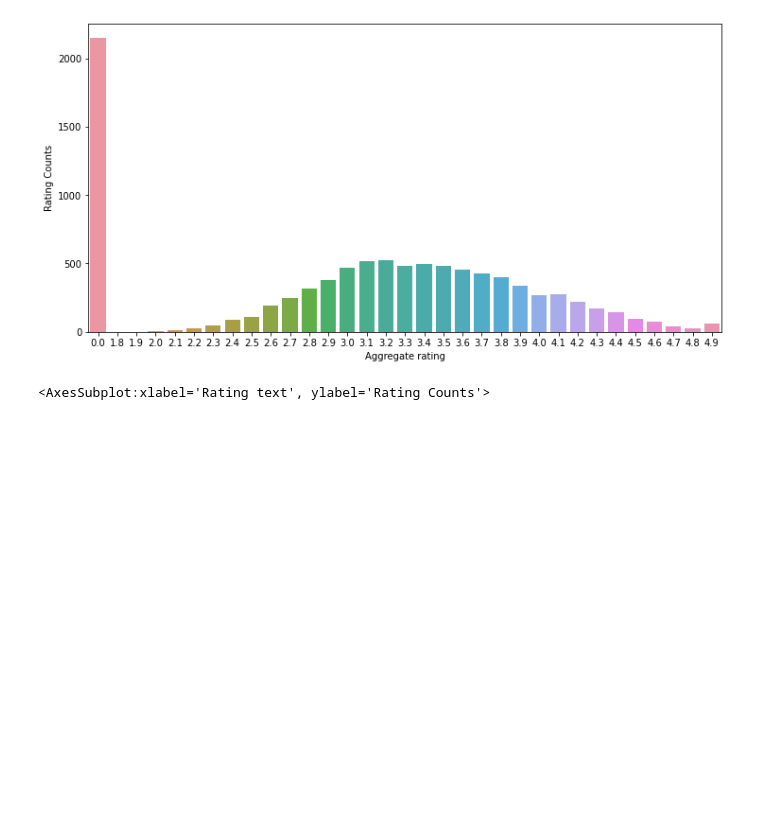
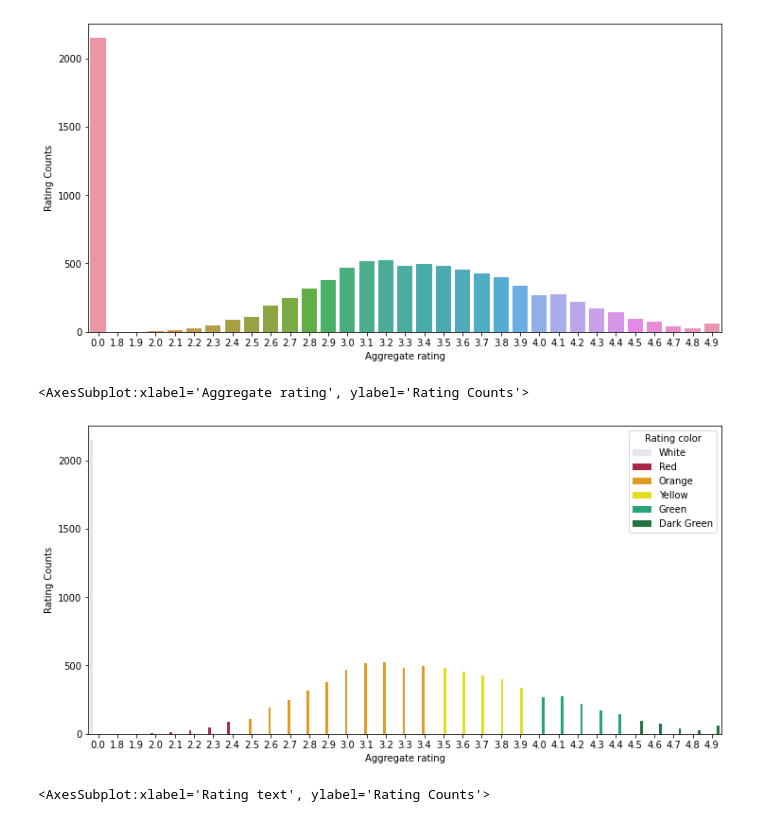
Before and after one commit to bhimrazy/Exploratory-Data-Analysis, a Jupyter notebook: zomato/zomato_eda.ipynb, the cells around one changed output. Drawn from its saved outputs; the diff is of its cells as text; code cells hidden in the pictures; blank space fills up the shorter version.

```diff
--- a/zomato/zomato_eda.ipynb
+++ b/zomato/zomato_eda.ipynb
@@ -10,6 +18,6 @@ import matplotlib.pyplot as plt
 # %%
 # reading dataset
-df = pd.read_csv("zomato.csv",encoding="latin-1")
+df = pd.read_csv("dataset/zomato.csv",encoding="latin-1")
 df.head()
 # %% [output]
 |  | Restaurant ID | Restaurant Name | Country Code | City | Address | Locality | Locality Verbose | Longitude | ... |
@@ -70,7 +78,7 @@ sns.heatmap(df.isnull(),yticklabels=False,cbar=False,cmap='viridis')
 [figure]
 # %%
 #read excel file to get the country code.
-df_cc = pd.read_excel("Country-Code.xlsx")
+df_cc = pd.read_excel("dataset/Country-Code.xlsx")
 df_cc.head()
 # %% [output]
 |  | Country Code | Country |
@@ -175,6 +183,13 @@ sns.barplot(x="Aggregate rating",y="Rating Counts",data=ratings)
 # %% [output]
 <AxesSubplot:xlabel='Aggregate rating', ylabel='Rating Counts'>
 [figure]
+# %%
+#visualizing Aggregate rating vs Ratings Count using bar plot
+color_palette = ['#e2e8f0','#be123c','orange','yellow','#10b981','#15803d']
+sns.barplot(x="Aggregate rating",y="Rating Counts",hue="Rating color",data=ratings,palette=color_palette)
+# %% [output]
+<AxesSubplot:xlabel='Aggregate rating', ylabel='Rating Counts'>
+[figure, added]
 # %%
 #visualizing Rating text vs Ratings Count using bar plot
 sns.barplot(x="Rating text",y="Rating Counts",data=ratings)
```
Also changed, not shown: parts of 1 cell of this notebook.
